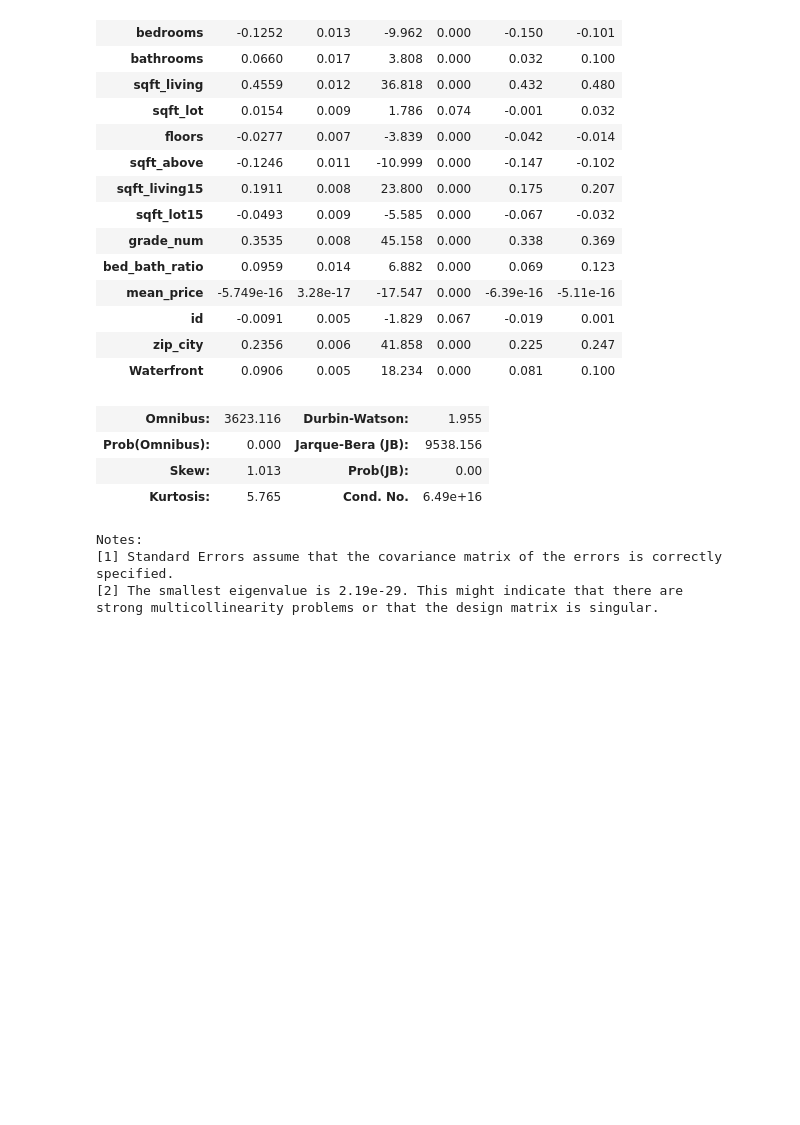
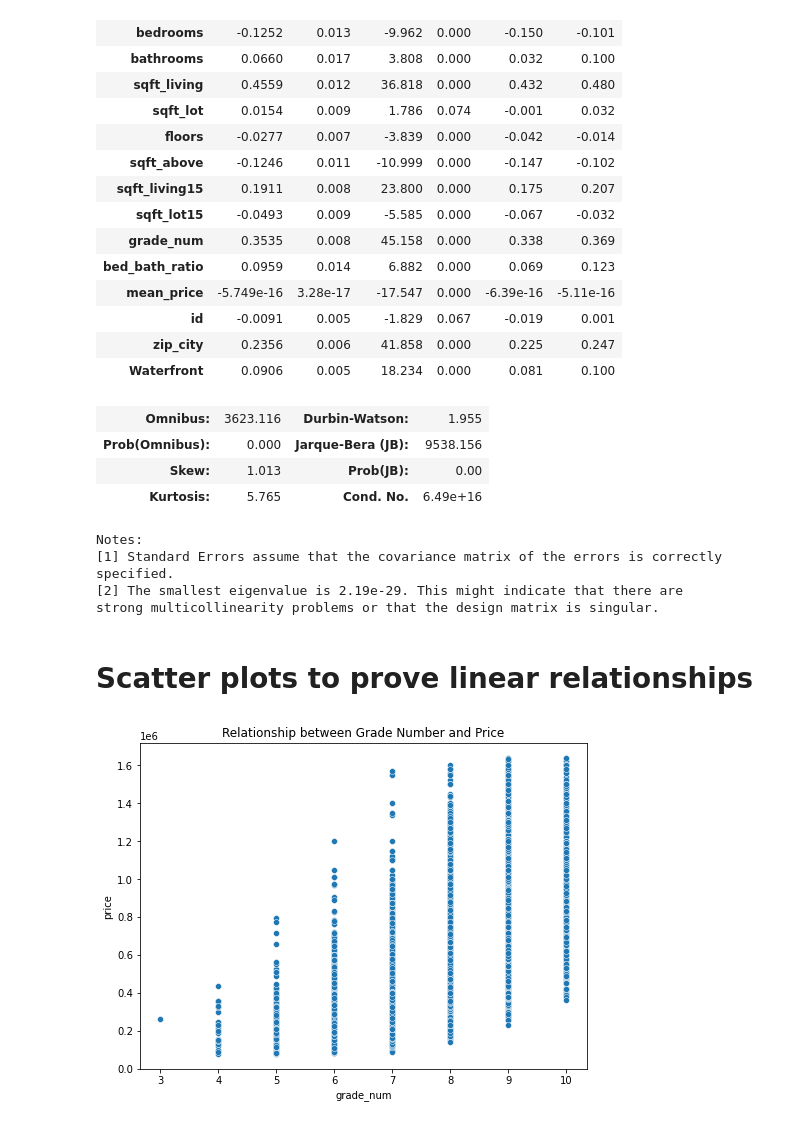
Before and after one commit to MackoyS/sarah-and-mackoy-price-modeling, a Jupyter notebook: DraftProject.ipynb, the cells around one changed output. Drawn from its saved outputs; the diff is of its cells as text; code cells hidden in the pictures; blank space fills up the shorter version.

```diff
--- a/DraftProject.ipynb
+++ b/DraftProject.ipynb
@@ -344,10 +337,11 @@ clean_df = clean_df.drop(columns = ['Unnamed: 0'])
 
 
 # Instantiate a new scaler
-scaler = StandardScaler()
+scaler = StandardScaler().#invert_transform
 
 # scaling for STD
 scaler.fit(clean_df)
+#scaler.invert_transform(scaled_df)
 
 
 #Apply the scale to all the data
@@ -1644,0 +1669,22 @@ strong multicollinearity problems or that the design matrix is singular.
+# %% [markdown]
+# Scatter plots to prove linear relationships
+# %%
+x1 = clean_df["grade_num"]
+x2 = clean_df["sqft_living"]
+x3 = scaled_df["Waterfront"]
+x4 = clean_df["sqft_living15"]
+x5 = clean_df["sqft_above"]
+x6 = scaled_df["zip_city"]
+y = clean_df["price"]
+y3 = scaled_df['price']
+# %%
+# scatter plot fot price & grade
+
+fig, ax = plt.subplots(figsize = (8,6))
+sns.scatterplot(x = x1 , y=y, ax=ax )
+ax.set_title("Relationship between Grade Number and Price")
+plt.show()
+
+#you could fit a line thru that!
+# %% [output]
+[figure, added]
```
Also changed, not shown: parts of 48 cells of this notebook.
